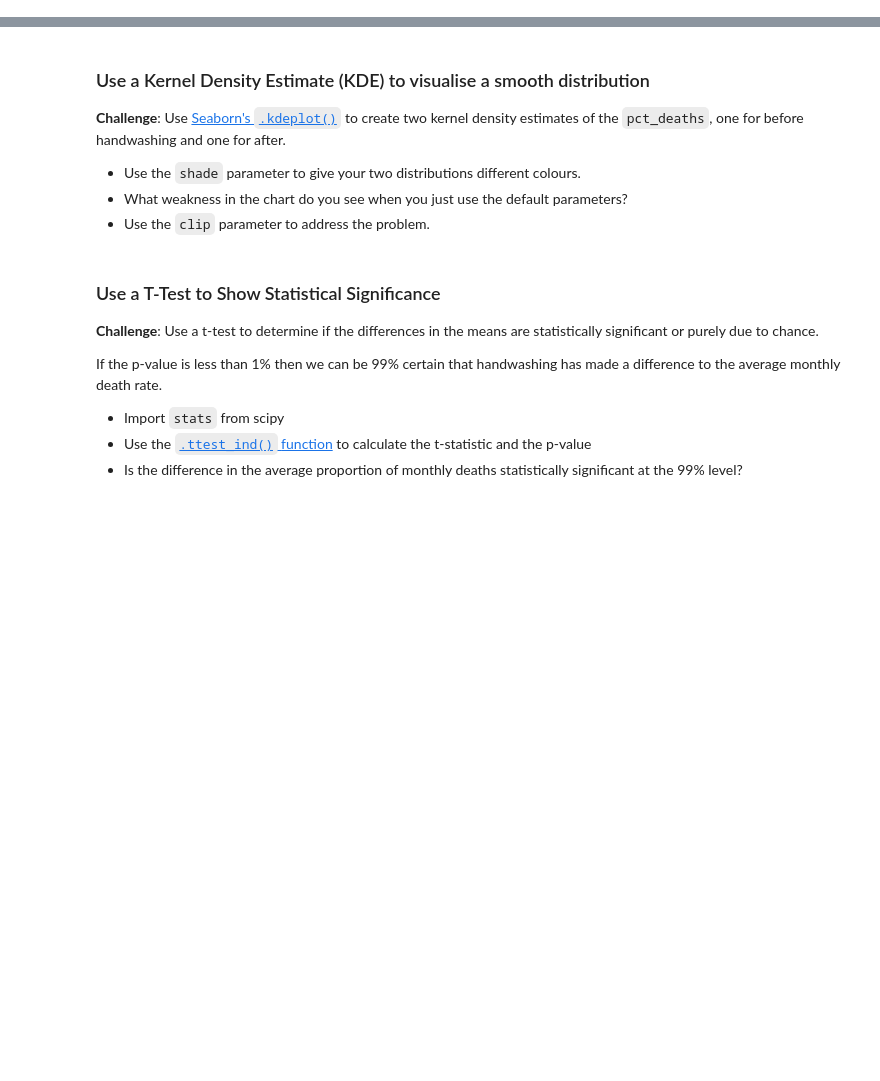
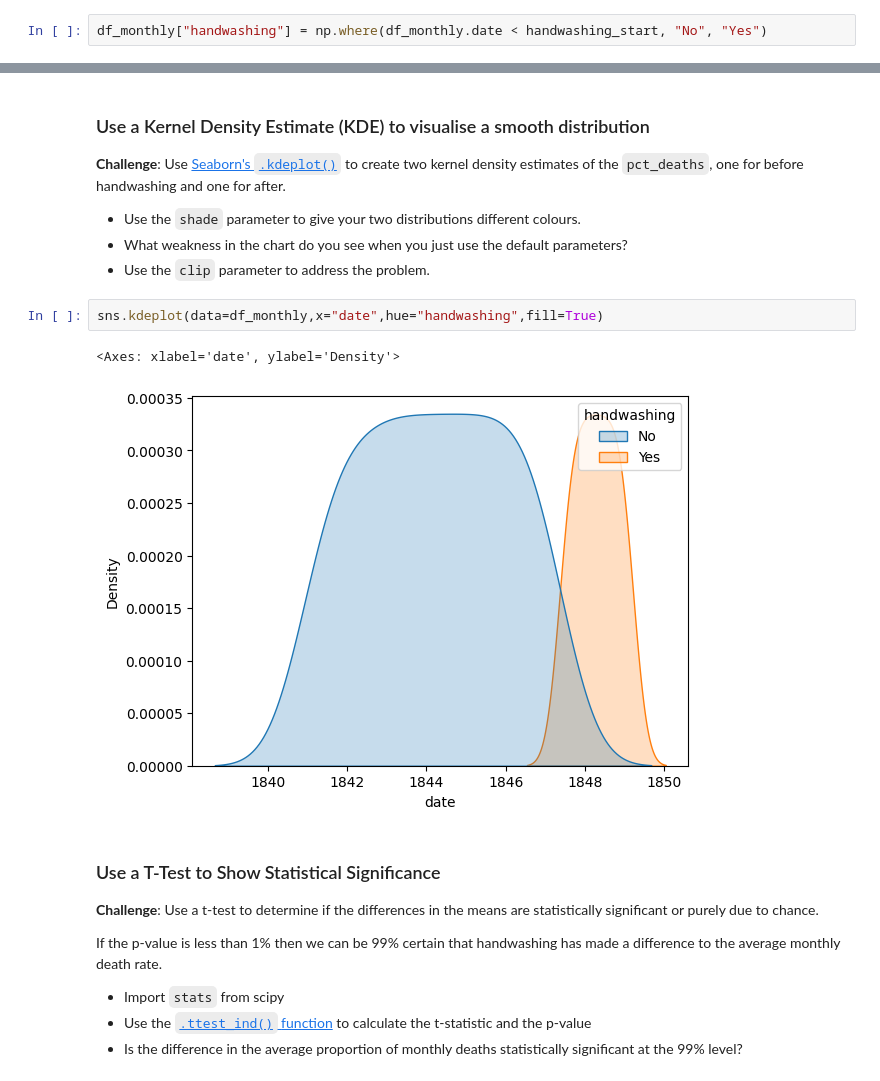
Before and after one commit to nico-Zero/Python, a Jupyter notebook: New_Shit__/Angela_Yu__/Day_80_Dr_Handwashing/Dr_Semmelweis_Handwashing_Discovery_(start).ipynb, the cells around one changed output, grey strips where cells are left out. Drawn from its saved outputs; the diff is of its cells as text; blank space fills up the shorter version.

```diff
--- a/New_Shit__/Angela_Yu__/Day_80_Dr_Handwashing/Dr_Semmelweis_Handwashing_Discovery_(start).ipynb
+++ b/New_Shit__/Angela_Yu__/Day_80_Dr_Handwashing/Dr_Semmelweis_Handwashing_Discovery_(start).ipynb
@@ -250,3 +352,5 @@ _Hint_: You'll need to set the dates as the index in order to avoid the date col
 -   Use [NumPy's `.where()` function](https://numpy.org/doc/stable/reference/generated/numpy.where.html) to add a column to `df_monthly` that shows if a particular date was before or after the start of handwashing.
 -   Then use plotly to create box plot of the data before and after handwashing.
 -   How did key statistics like the mean, max, min, 1st and 3rd quartile changed as a result of the new policy?
+# %%
+df_monthly["handwashing"] = np.where(df_monthly.date < handwashing_start, "No", "Yes")
@@ -268,6 +393,11 @@ _Hint_: You'll need to set the dates as the index in order to avoid the date col
 -   Use the `shade` parameter to give your two distributions different colours.
 -   What weakness in the chart do you see when you just use the default parameters?
 -   Use the `clip` parameter to address the problem.
+# %%
+sns.kdeplot(data=df_monthly,x="date",hue="handwashing",fill=True)
+# %% [output]
+<Axes: xlabel='date', ylabel='Density'>
+[figure, added]
 # %% [markdown]
 ### Use a T-Test to Show Statistical Significance
 
```
Also changed, not shown: parts of 17 cells of this notebook, 1 other file.
